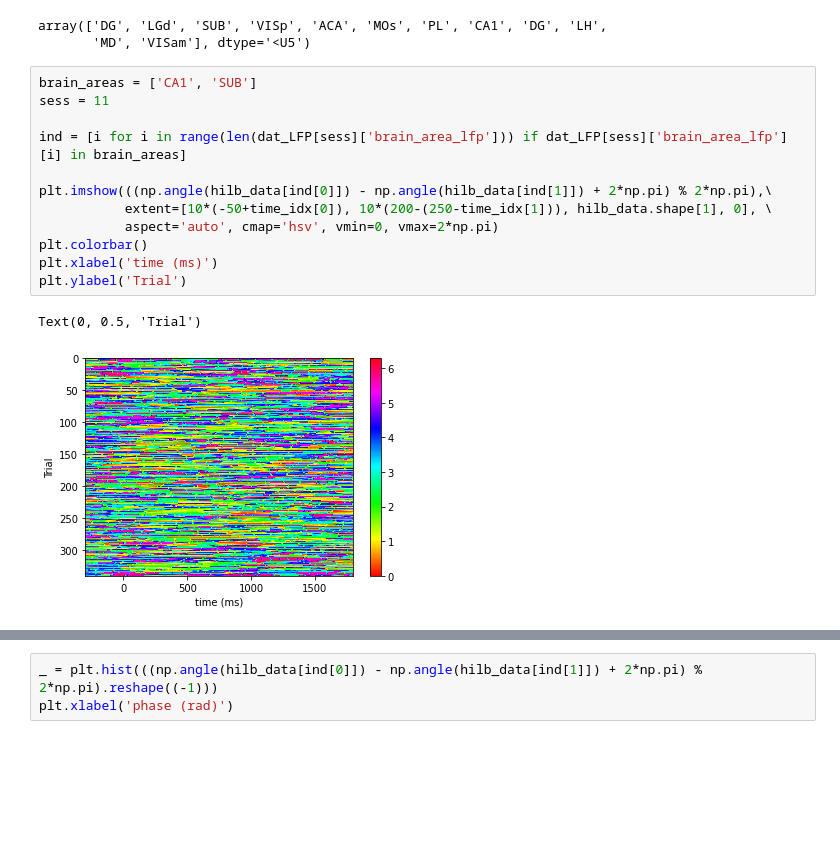
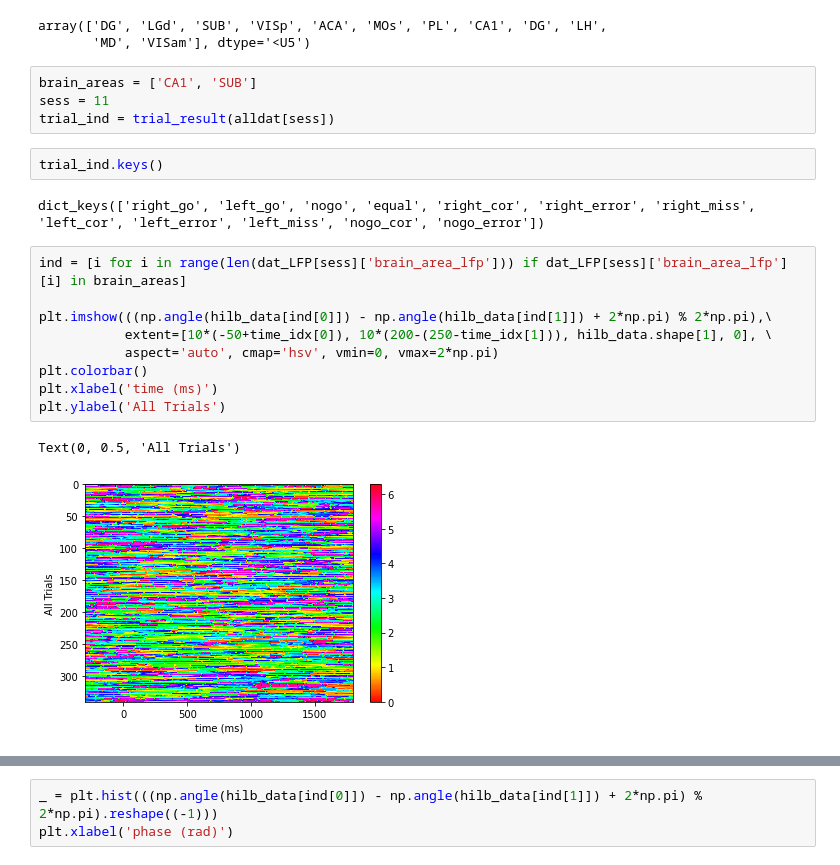
Before and after one commit to kayteeflick/nma_cn_flow_state, a Jupyter notebook: phase_relationships.ipynb, the cells around one changed output, grey strips where cells are left out. Drawn from its saved outputs; the diff is of its cells as text; blank space fills up the shorter version.

```diff
--- a/phase_relationships.ipynb
+++ b/phase_relationships.ipynb
@@ -191,18 +326,23 @@ np.array(dat_LFP[sess]['brain_area_lfp'])
 # %% [output]
 array(['DG', 'LGd', 'SUB', 'VISp', 'ACA', 'MOs', 'PL', 'CA1', 'DG', 'LH',
        'MD', 'VISam'], dtype='<U5')
+# %%
+brain_areas = ['CA1', 'SUB']
+sess = 11
+trial_ind = trial_result(alldat[sess])
+# %%
+trial_ind.keys()
+# %% [output]
+dict_keys(['right_go', 'left_go', 'nogo', 'equal', 'right_cor', 'right_error', 'right_miss', 'left_cor', 'left_error', 'left_miss', 'nogo_cor', 'nogo_error'])
 # %%
-brain_areas = ['CA1', 'SUB']
-sess = 11
-
 ind = [i for i in range(len(dat_LFP[sess]['brain_area_lfp'])) if dat_LFP[sess]['brain_area_lfp'][i] in brain_areas]
 
 plt.imshow(((np.angle(hilb_data[ind[0]]) - np.angle(hilb_data[ind[1]]) + 2*np.pi) % 2*np.pi),\
            extent=[10*(-50+time_idx[0]), 10*(200-(250-time_idx[1])), hilb_data.shape[1], 0], \
            aspect='auto', cmap='hsv', vmin=0, vmax=2*np.pi)
 plt.colorbar()
 plt.xlabel('time (ms)')
-plt.ylabel('Trial')
+plt.ylabel('All Trials')
 # %% [output]
-Text(0, 0.5, 'Trial')
+Text(0, 0.5, 'All Trials')
-[figure, old version]
+[figure, new version]
```
Also changed, not shown: parts of 8 cells of this notebook.
